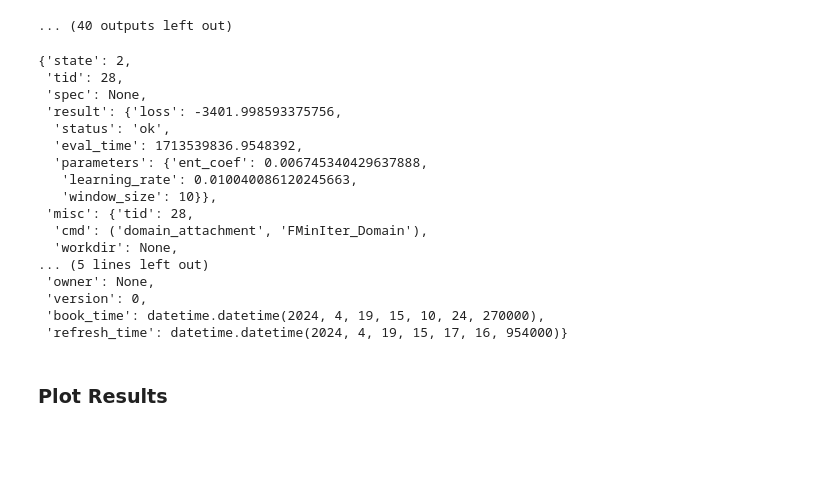
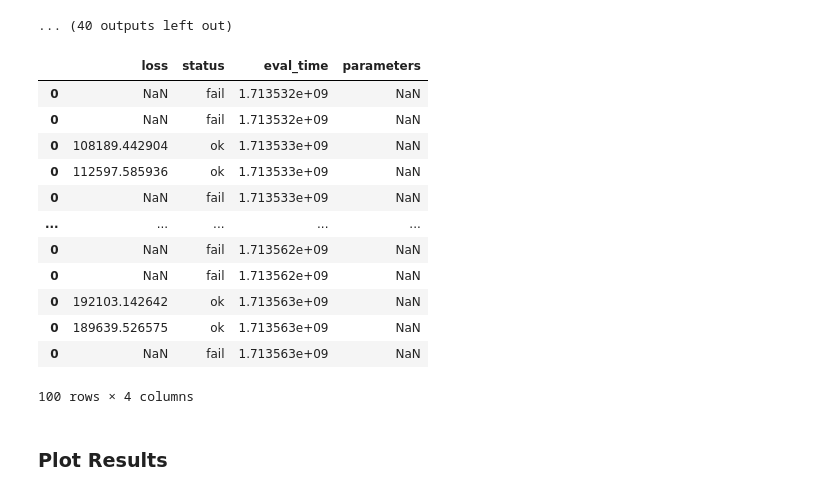
Before and after one commit to lilfetz22/gym_mtsim_forked, a Jupyter notebook: examples/custom_SB3_a2c_ppo.ipynb, the cells around one changed output. Drawn from its saved outputs; the diff is of its cells as text; code cells hidden in the pictures; blank space fills up the shorter version.

Commit message:
analyzing the results of the trials

```diff
--- a/examples/custom_SB3_a2c_ppo.ipynb
+++ b/examples/custom_SB3_a2c_ppo.ipynb
@@ -452,26 +470,26 @@ Max. Orders          :      5.000
 --------------------------------------------------------------------------------
 Window size: 10, entropy: 0.012859271988639388, learning rate: 0.009842104353812012
 ... (40 outputs left out)
-# %%
-trials.best_trial
-# %% [output]
-{'state': 2,
- 'tid': 28,
- 'spec': None,
- 'result': {'loss': -3401.998593375756,
-  'status': 'ok',
-  'eval_time': 1713539836.9548392,
-  'parameters': {'ent_coef': 0.006745340429637888,
-   'learning_rate': 0.010040086120245663,
-   'window_size': 10}},
- 'misc': {'tid': 28,
-  'cmd': ('domain_attachment', 'FMinIter_Domain'),
-  'workdir': None,
-... (5 lines left out)
- 'owner': None,
- 'version': 0,
- 'book_time': datetime.datetime(2024, 4, 19, 15, 10, 24, 270000),
- 'refresh_time': datetime.datetime(2024, 4, 19, 15, 17, 16, 954000)}
+# %%
+results_df = pd.DataFrame()
+for result in trials.results:
+    new_row = pd.DataFrame(result, index=[0])
+    results_df = pd.concat([results_df, new_row], axis=0)
+results_df
+# %% [output]
+|  | loss | status | eval_time | parameters |
+| 0 | NaN | fail | 1.713532e+09 | NaN |
+| 0 | NaN | fail | 1.713532e+09 | NaN |
+| 0 | 108189.442904 | ok | 1.713533e+09 | NaN |
+| 0 | 112597.585936 | ok | 1.713533e+09 | NaN |
+| 0 | NaN | fail | 1.713533e+09 | NaN |
+| ... | ... | ... | ... | ... |
+| 0 | NaN | fail | 1.713562e+09 | NaN |
+| 0 | NaN | fail | 1.713562e+09 | NaN |
+| 0 | 192103.142642 | ok | 1.713563e+09 | NaN |
+| 0 | 189639.526575 | ok | 1.713563e+09 | NaN |
+| 0 | NaN | fail | 1.713563e+09 | NaN |
+100 rows × 4 columns
 # %% [markdown]
 ### Plot Results
 # %%
```
Also changed, not shown: parts of 5 cells of this notebook.
